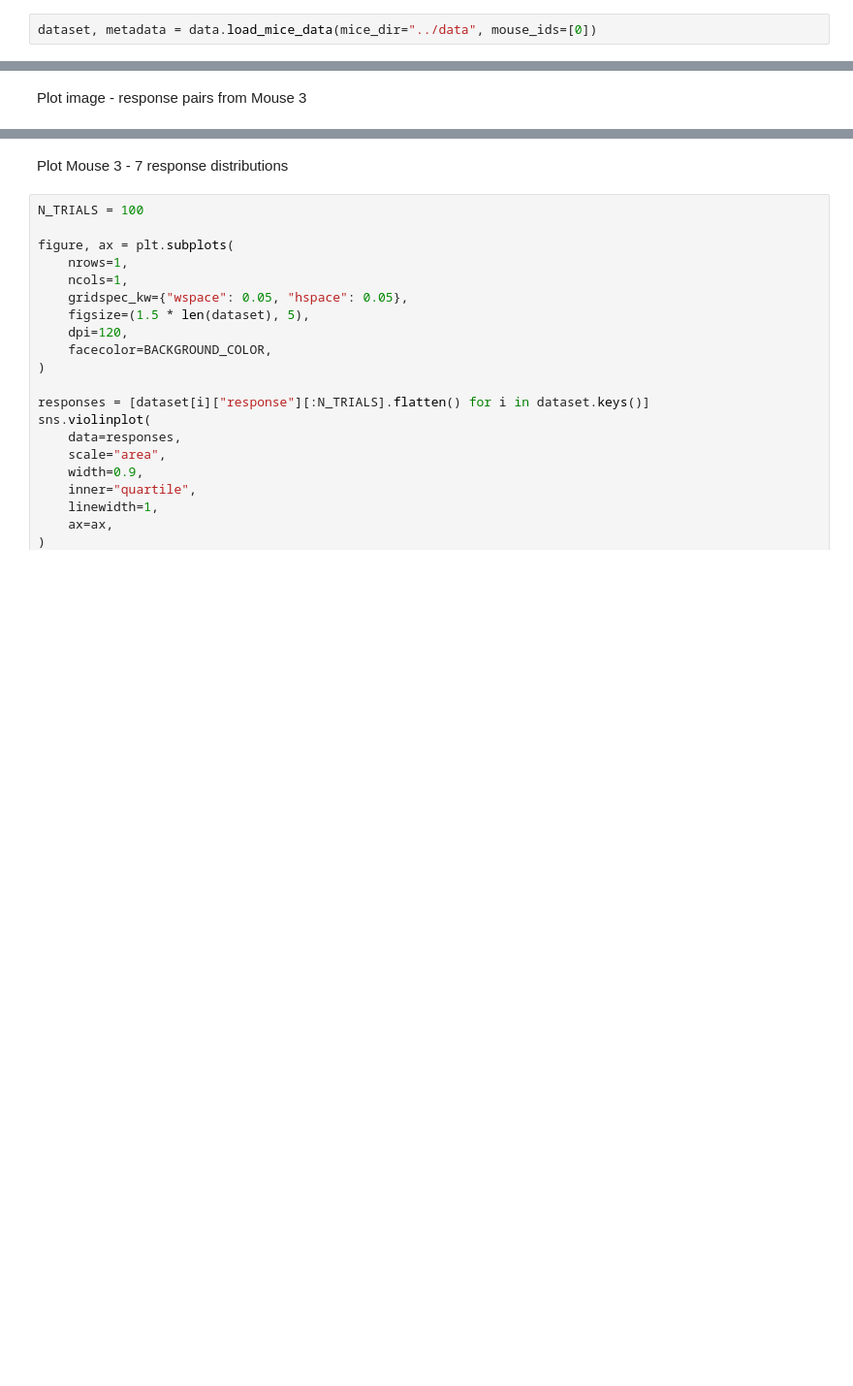
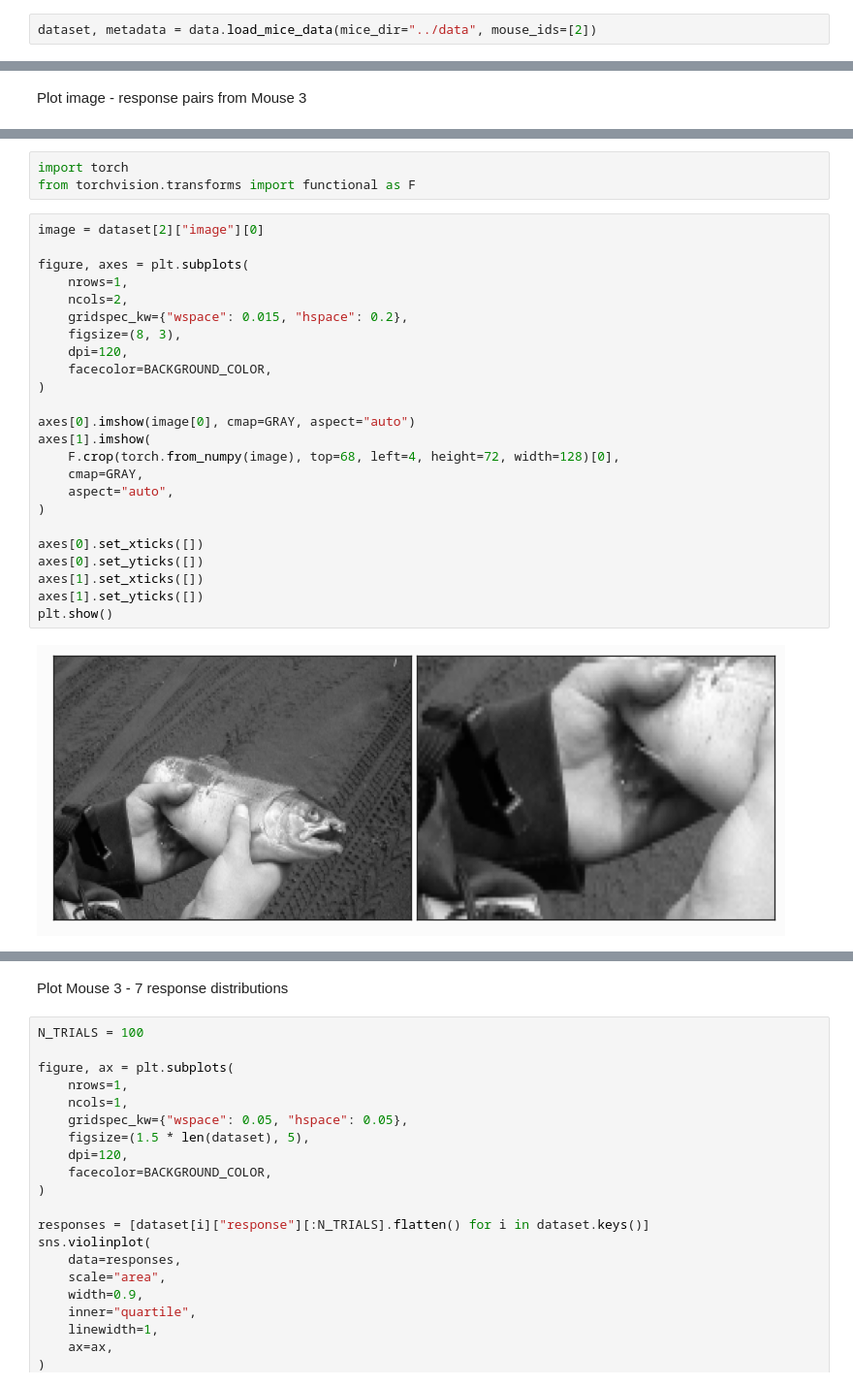
Before and after one commit to bryanlimy/V1T, a Jupyter notebook: misc/data_visualization.ipynb, the cells around one changed output, grey strips where cells are left out. Shown at 97% size. Cells and saved outputs as stored; diff of their text form; blank space fills up the shorter version.

Commit message:
crop image based on retinotopy

```diff
--- a/misc/data_visualization.ipynb
+++ b/misc/data_visualization.ipynb
@@ -13,4 +13,4 @@ utils.set_random_seed(1234)
 GRAY = cm.get_cmap("gray")
 BACKGROUND_COLOR = "#fbfbfb"
 # %%
-dataset, metadata = data.load_mice_data(mice_dir="../data", mouse_ids=[0])
+dataset, metadata = data.load_mice_data(mice_dir="../data", mouse_ids=[2])
@@ -172,0 +170,29 @@ plt.close(figure)
+# %%
+import torch
+from torchvision.transforms import functional as F
+# %%
+image = dataset[2]["image"][0]
+
+figure, axes = plt.subplots(
+    nrows=1,
+    ncols=2,
+    gridspec_kw={"wspace": 0.015, "hspace": 0.2},
+    figsize=(8, 3),
+    dpi=120,
+    facecolor=BACKGROUND_COLOR,
+)
+
+axes[0].imshow(image[0], cmap=GRAY, aspect="auto")
+axes[1].imshow(
+    F.crop(torch.from_numpy(image), top=68, left=4, height=72, width=128)[0],
+    cmap=GRAY,
+    aspect="auto",
+)
+
+axes[0].set_xticks([])
+axes[0].set_yticks([])
+axes[1].set_xticks([])
+axes[1].set_yticks([])
+plt.show()
+# %% [output]
+[figure, added]
```
Also changed, not shown: parts of 10 cells of this notebook, 2 other files.
